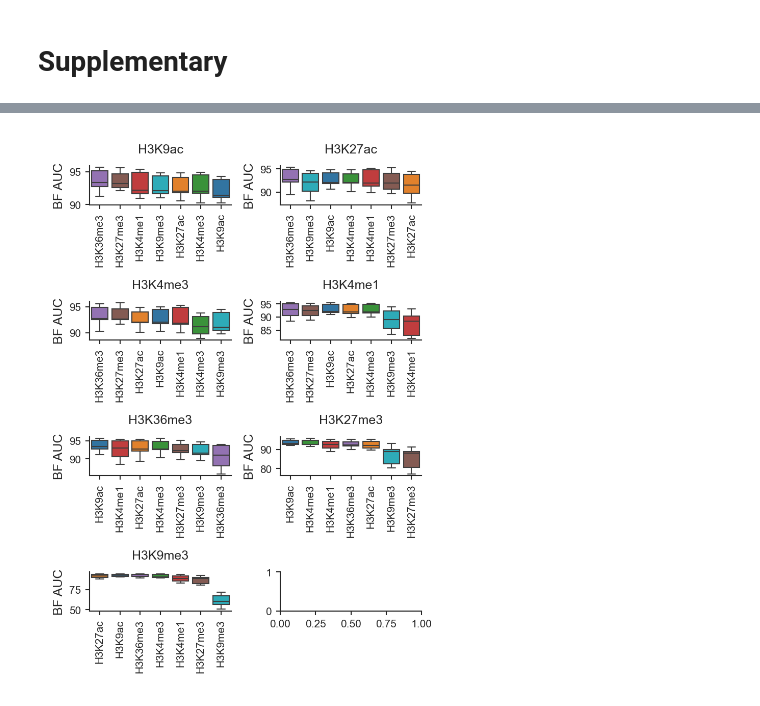
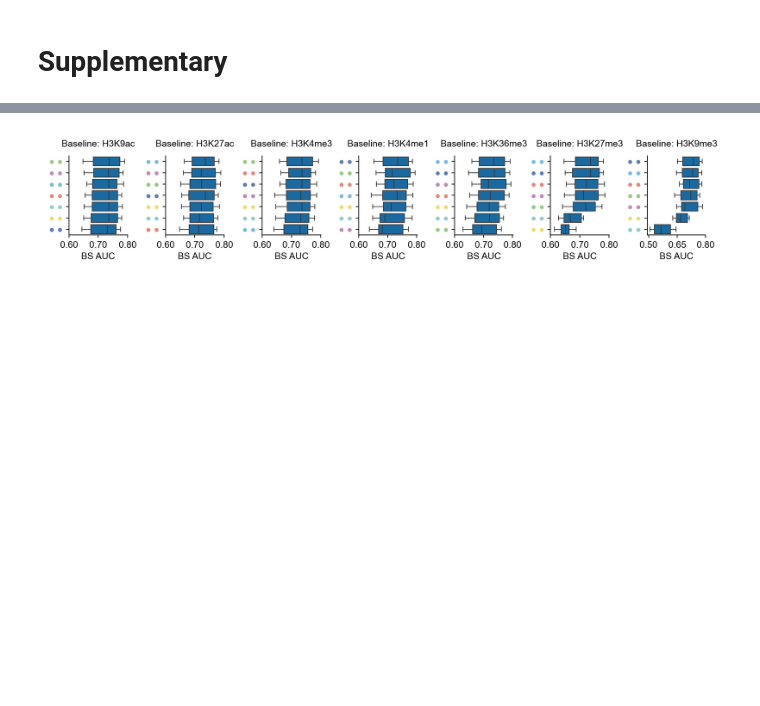
Before and after one commit to wanghan4034/DeepBurst, a Jupyter notebook: scripts/figures/v6/Figure3.ipynb, the cells around one changed output, grey strips where cells are left out. Drawn from its saved outputs; the diff is of its cells as text; code cells hidden in the pictures; blank space fills up the shorter version.

```diff
--- a/scripts/figures/v6/Figure3.ipynb
+++ b/scripts/figures/v6/Figure3.ipynb
@@ -916,9 +765,9 @@ The PostScript backend does not support transparency; partially transparent arti
 # %% [markdown]
 # Supplementary
 # %%
-eid = 'E003'
+eid = 'E116'
 # correlation
-correlation = np.loadtxt(f'extra/datasets/results/{eid}_hm_correlation.csv',delimiter=",")
+correlation = np.loadtxt(f'extra/results/{eid}_hm_correlation.csv',delimiter=",")
 # 选择第 0 个样本的行间相关性矩阵
 COLORS = ['#FFFDDF', "#7FCDBB", "#225EA8"]
 MARKS =  [ 'H3K9ac', 'H3K27ac','H3K4me3','H3K4me1','H3K36me3','H3K27me3','H3K9me3']
@@ -931,8 +780,8 @@ ax.tick_params(axis='both',width=0.5)  # 修改刻度标签字体大小
 cbar = ax.collections[0].colorbar
 
 # 调整colorbar的刻度粗细
-cbar.ax.tick_params(width=0.5,labelsize=5)  # 设置colorbar刻度的粗细
-cbar.set_label(f'Correlation({EIDS_TO_CELLTYPES[eid]})',fontsize=5)
-plt.savefig(f'extra/datasets/figures/v6/Supplementary_Figure3_1.eps', format='eps', bbox_inches='tight')
+cbar.ax.tick_params(width=0.5)  # 设置colorbar刻度的粗细
+cbar.set_label(f'Correlation({EIDS_TO_CELLTYPES[eid]})',fontsize=6)
+plt.savefig(f'extra/figures/v6/Supplementary_Figure5C.eps', format='eps', bbox_inches='tight')
 plt.show()
 # %% [output]
@@ -1034,0 +951,7 @@ plt.show()
+# %%
+data = pd.read_csv("extra/results/single_mark_predictions_bs_bf.csv")
+meta_path = f"extra/datasets/processed/v1/meta_datasets/meta_data_{eid}.csv"
+data = data[(data['keep_marks'] == keep_mark) & (data['eid'] == eid)]
+meta = pd.read_csv(meta_path)[['gene_id','mean','mean_label','sc_exp_label','cv_label']]
+data = pd.merge(data, meta, how='inner', on='gene_id')
+data
@@ -1120,36 +1034,61 @@ plt.show()
 # %%
-# eid = 'E003'
-target = 'bf'
-# keep_mark = 'H3K4me3'
+target = 'bs'
 MARKS =  [ 'H3K9ac', 'H3K27ac','H3K4me3','H3K4me1','H3K36me3','H3K27me3','H3K9me3']
+palette = ['#E94C72','#036EB8']
+fig, ax = plt.subplots(1, 7, constrained_layout=True, figsize=(15.5/2.54, 3/2.54))
+for _idx, keep_mark in enumerate(MARKS):
+    data1 = pd.read_csv('extra/results/bs_bf_para_keep_marks_indicators.csv')
+    data1 = data1[(data1['keep_marks'].str.contains(keep_mark)) & (data1['target'] == f'{target}_label')][['eid','keep_marks','fold','auc']]
 
-fig, ax = plt.subplots(4,2, constrained_layout=True, figsize=(6.5/2.54, 9/2.54))
-for _idx, keep_mark in enumerate(MARKS):
-    data1 = pd.read_csv('extra/datasets/results/bs_bf_para_keep_marks_indicators.csv')
-    data1 = data1[(data1['keep_marks'].str.contains(keep_mark)) & (data1['target'] == f'{target}_label')][['eid','keep_marks','fold','auc']]
     def _func(row, target_mark):
         marks = row['keep_marks'].split('_')
         marks.remove(target_mark)
         return marks[0]
 
-    data1['keep_marks'] = data1.apply(lambda row: _func(row, keep_mark),axis=1)
+    data1['keep_marks'] = data1.apply(lambda row: _func(row, keep_mark), axis=1)
 
-    data2 = pd.read_csv(f'extra/datasets/results/one_feature_indicators_{target}_para.csv')
+    data2 = pd.read_csv(f'extra/results/one_feature_indicators_{target}_para.csv')
     data2 = data2[(data2['keep_mark'] == keep_mark)]
     data2.columns = ['eid','keep_marks','fold','auc']
 
     data = pd.concat([data1, data2], axis=0)
-    data
+    data['auc'] = data['auc'] / 100
 
-    sorted_keep_marks = data.groupby('keep_marks')['auc'].median().sort_values(ascending=False).index
-    palette = [COLOR_MAP[mark] for mark in sorted_keep_marks]
+    # 排序 & 调色
+    sorted_keep_marks = data.groupby('keep_marks')['auc'].mean().sort_values(ascending=False).index
 
-    sns.boxplot(data=data, x='keep_marks',y='auc',fliersize=0,linewidth=0.5,order=sorted_keep_marks,palette=palette,ax=ax[_idx // 2, _idx % 2])
-    ax[_idx // 2, _idx % 2].set_title(keep_mark)
-    ax[_idx // 2, _idx % 2].set_xlabel('')
-    ax[_idx // 2, _idx % 2].set_ylabel(f'{target.upper()} AUC')
-    ax[_idx // 2, _idx % 2].set_xticklabels(ax[_idx // 2, _idx % 2].get_xticklabels(),rotation=90)
+    ax_sub = ax[_idx]
+    sns.boxplot(
+        data=data, y='keep_marks', x='auc',
+        fliersize=0, linewidth=0.5,
+        order=sorted_keep_marks, color=palette[1], ax=ax_sub, orient='h'
+    )
 
-plt.savefig('extra/datasets/figures/v6/Supplementary_Figure4_1.eps', format='eps', bbox_inches='tight')
+    ax_sub.set_title(f'Baseline: {keep_mark}')
+    ax_sub.set_ylabel('')
+    ax_sub.set_xlabel(f'{target.upper()} AUC')
+
+
+    xticks = [0.6, 0.7, 0.8]
+    xticklabels = [f'{x:.2f}' for x in xticks]
+    ax_sub.set_xticks(xticks, labels=xticklabels)
+
+
+    if keep_mark == 'H3K9me3':
+       xticks = [0.5, 0.65, 0.8]
+       xticklabels = [f'{x:.2f}' for x in xticks]
+       ax_sub.set_xticks(xticks, labels=xticklabels)
+
+    # --- 替换 yticklabels 为彩色竖排圆点 ---
+    labels = ax_sub.get_yticklabels()
+    for lbl, mark in zip(labels, sorted_keep_marks):
+        lbl.set_text("● ●")          # 用圆点符号
+        lbl.set_color(COLOR_MAP[mark])  # 上色
+    ax_sub.set_yticklabels(labels,fontsize=6)
+
+plt.savefig(
+    'extra/figures/v6/Supplementary_Figure6B.eps',
+    format='eps', bbox_inches='tight'
+)
 plt.show()
 # %% [output]
@@ -1173 +1095 @@ Passing `palette` without assigning `hue` is deprecated and will be removed in v
-[figure, old version]
+[figure, new version]
```
Also changed, not shown: parts of 37 cells of this notebook, 45 other files.
